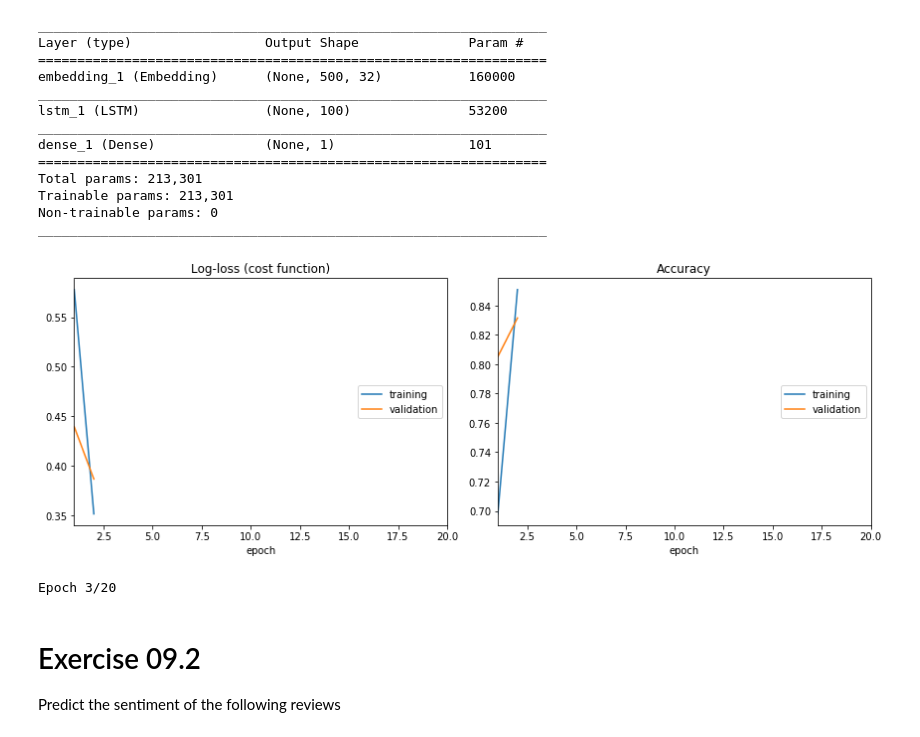
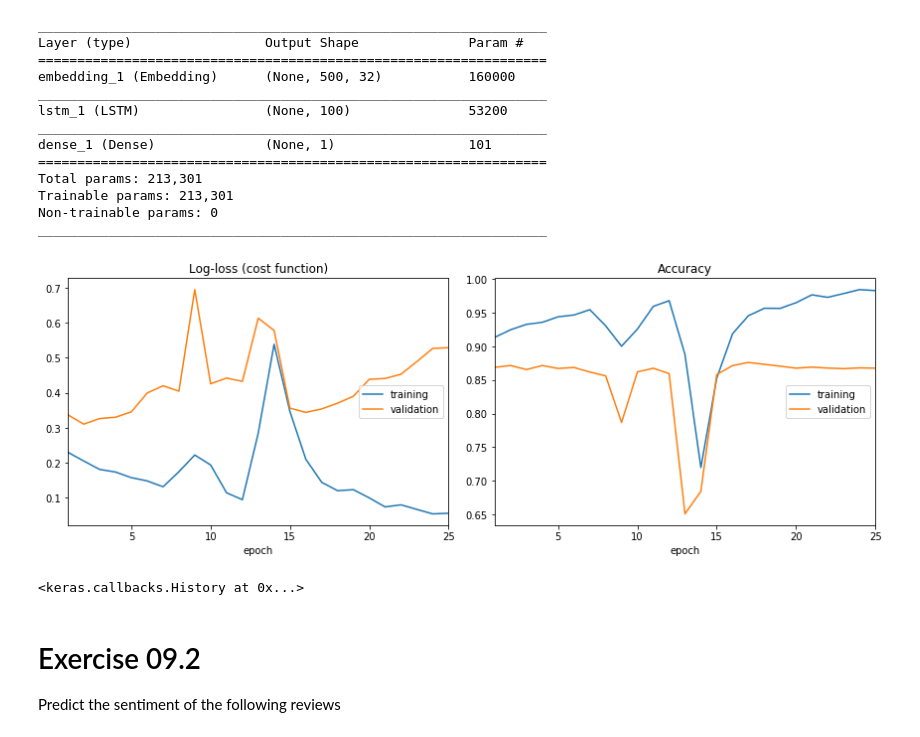
Before and after one commit to jesugome/Applied_DeepLearning_Homeworks, a Jupyter notebook: E09-LSTM_sentimentClassification_Jesus.ipynb, the cells around one changed output. Saved outputs shown, nothing was run; the diff lists cells and outputs as text; code cells hidden in the pictures.

```diff
--- a/E09-LSTM_sentimentClassification_Jesus.ipynb
+++ b/E09-LSTM_sentimentClassification_Jesus.ipynb
@@ -110,11 +110,11 @@ Non-trainable params: 0
 _________________________________________________________________
 # %%
 model.fit(X_train_pad, y_train, validation_data=[X_test_pad, y_test],
-          batch_size=128, epochs=20, verbose=1,
+          batch_size=128, epochs=25, verbose=1,
           callbacks=[PlotLossesKeras()])
 # %% [output]
-[figure, old version]
+[figure, new version]
-Epoch 3/20
+<keras.callbacks.History at 0x...>
 # %% [markdown]
 # Exercise 09.2
 
```
Also changed, not shown: parts of 4 cells of this notebook.
